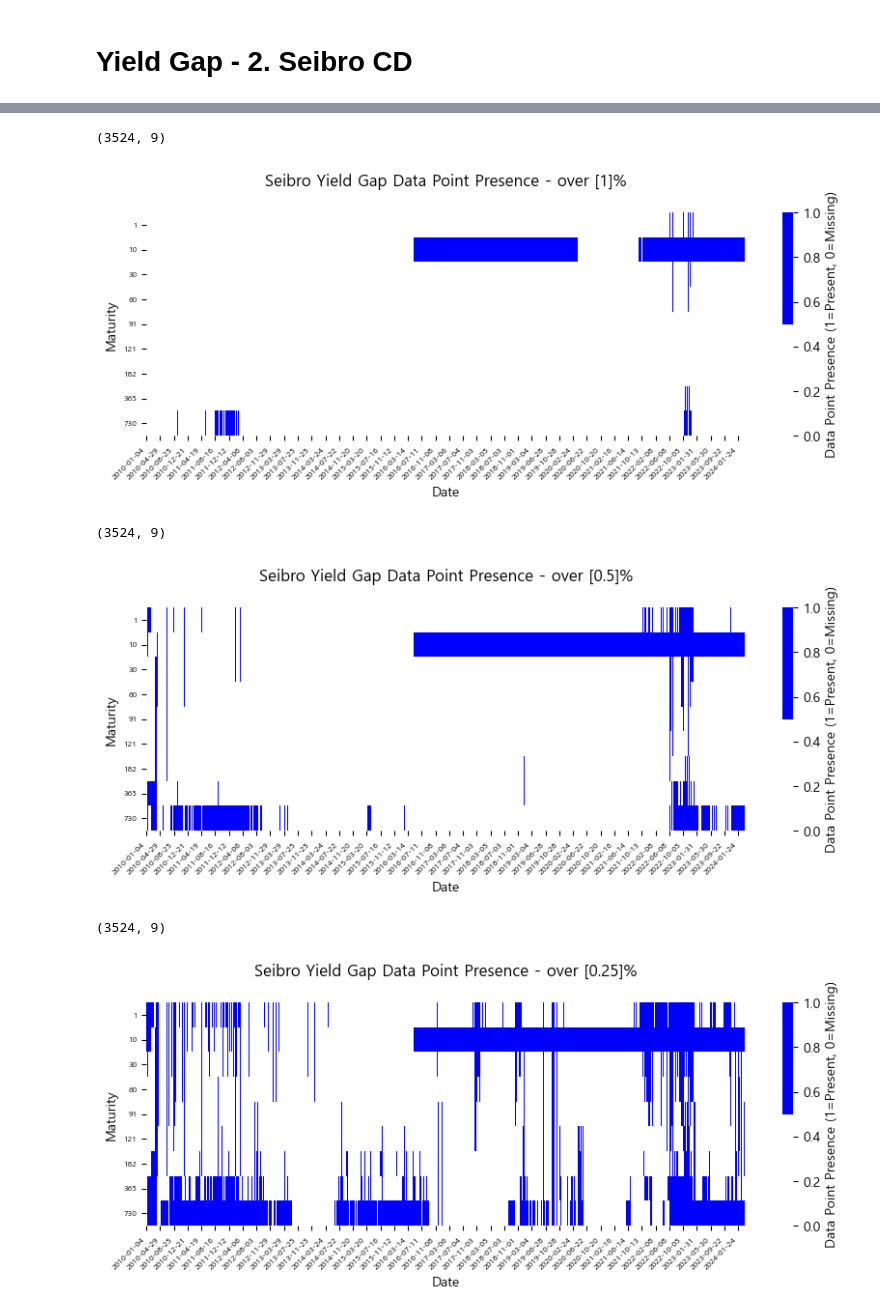
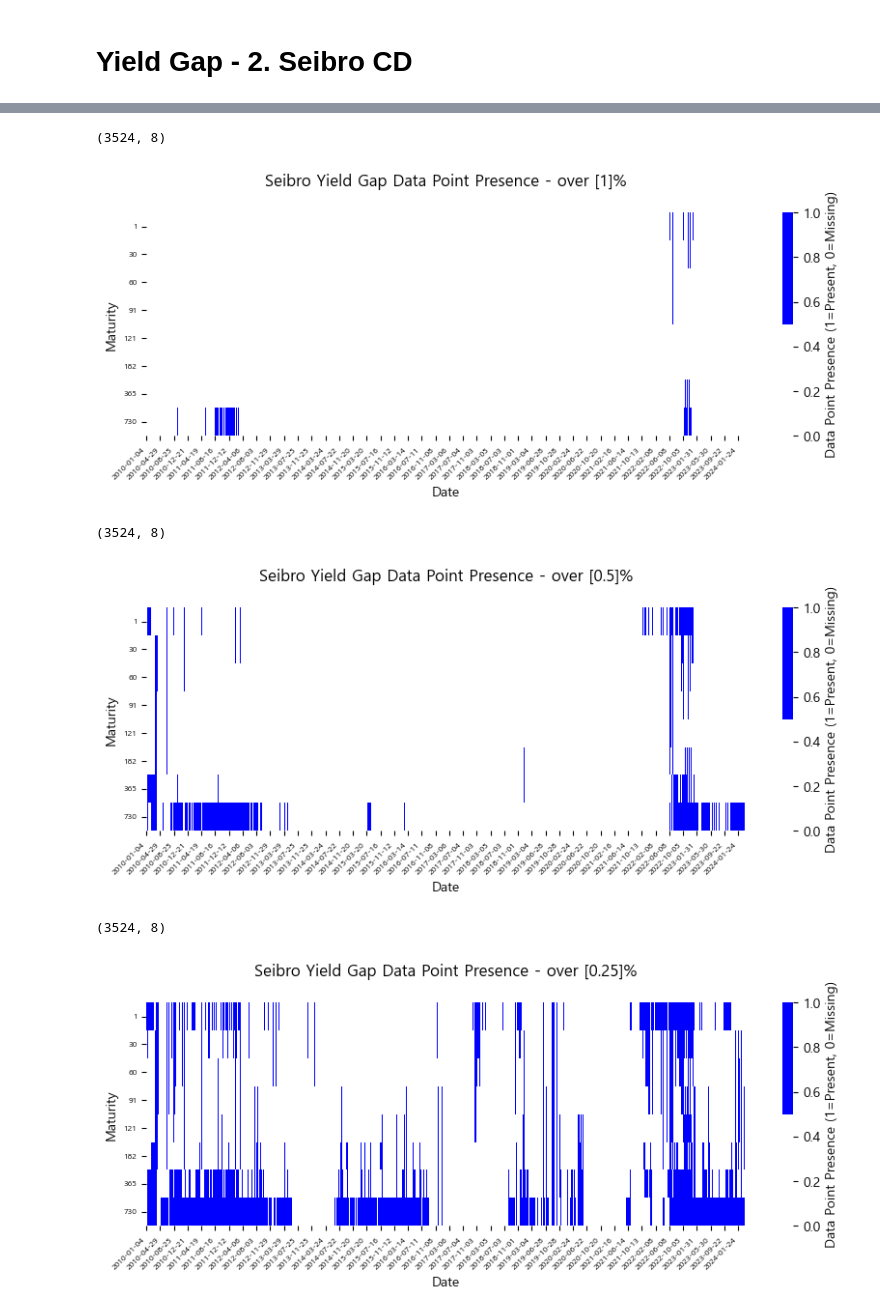
Before and after one commit to lazybuttrying/kofia-bond, a Jupyter notebook: rf_plot.ipynb, the cells around one changed output, grey strips where cells are left out. Saved outputs shown, nothing was run; the diff lists cells and outputs as text; code cells hidden in the pictures.

```diff
--- a/rf_plot.ipynb
+++ b/rf_plot.ipynb
@@ -1021,5 +1065,5 @@ Name: 2006-03-22 00:00:00, dtype: object
 # %%
-ecos_index = [365,  365*3, 365*5, 10*365, 20*365, 30*365,]
+ecos_index = [365,  365*3, 365*5, 10*365, 20*365, 30*365]
 
 is_empty = False
 
@@ -1037,15 +1081,14 @@ for i in range(len(rf_yield_curve)):
         print(f"{dataset_name} Filled ~ Date from {date_range[i]}")
         print()
         is_empty = False
-
+    if not rf_yield_curve[i][0]: continue
     y_smooth = rf_yield_curve[i][1](ecos_index)
     y = y.values[0]
     yield_gap[i] = y - y_smooth
 
 yield_gap = pd.DataFrame(yield_gap, columns=ecos.columns)
 yield_gap["Date"] = date_range
-yield_gap = yield_gap.set_index("Date").dropna(axis=0, how='all')
-yield_gap = yield_gap.abs().sort_index()
+yield_gap = yield_gap.set_index("Date").dropna(axis=0, how='all').sort_index()
 
 yield_gap
 # %% [output]
@@ -1152,3 +1164,8 @@ gap_point(yield_gap, dataset_name,0.25)
 # Yield Gap - 2. Seibro CD
 # %%
 dataset_name = "Seibro"
+# %%
+seibro = pd.read_csv("data/seibro.csv")
+seibro.loc[seibro["10d"]==0, "10d"] = None
+
+seibro.info()
@@ -1155,5 +1193,5 @@ dataset_name = "Seibro"
 # %%
-seibro = pd.read_csv("data/seibro.csv").drop(columns=["7d", "15d"])
+seibro = seibro.drop(columns=["7d", "10d", "15d"])
 seibro["date"] = pd.to_datetime(seibro["date"], format='%Y%m%d').dt.strftime("%Y-%m-%d")
 print(seibro.shape)
 seibro.head()
@@ -1196,5 +1234,5 @@ date_range[i]
 # %%
-seibro_index = [1, 10, 30, 60, 91, 121, 182, 365, 730]
+seibro_index = [1, 30, 60, 91, 121, 182, 365, 730]
 
 is_empty = False
 
@@ -1219,8 +1257,8 @@ for i in range(len(rf_yield_curve)):
 
 yield_gap = pd.DataFrame(yield_gap, columns=seibro_index)
 yield_gap["Date"] = date_range
-yield_gap = yield_gap.set_index("Date").dropna(axis=0, how='all')
-yield_gap = yield_gap.abs()
+yield_gap = yield_gap.set_index("Date").dropna(axis=0, how='all').sort_index()
+# yield_gap = yield_gap.abs()
 
 yield_gap
 # %% [output]
@@ -1285,15 +1293,15 @@ yield_gap.describe()
 # %%
-gap_point(yield_gap, dataset_name, 1)
+gap_point(yield_gap.abs(), dataset_name, 1)
 # %% [output]
-(3524, 9)
+(3524, 8)
-[figure, old version]
+[figure, new version]
 # %%
-gap_point(yield_gap, dataset_name, 0.5)
+gap_point(yield_gap.abs(), dataset_name, 0.5)
 # %% [output]
-(3524, 9)
+(3524, 8)
-[figure, old version]
+[figure, new version]
 # %%
-gap_point(yield_gap, dataset_name, 0.25)
+gap_point(yield_gap.abs(), dataset_name, 0.25)
 # %% [output]
-(3524, 9)
+(3524, 8)
-[figure, old version]
+[figure, new version]
```
Also changed, not shown: parts of 48 cells of this notebook.
